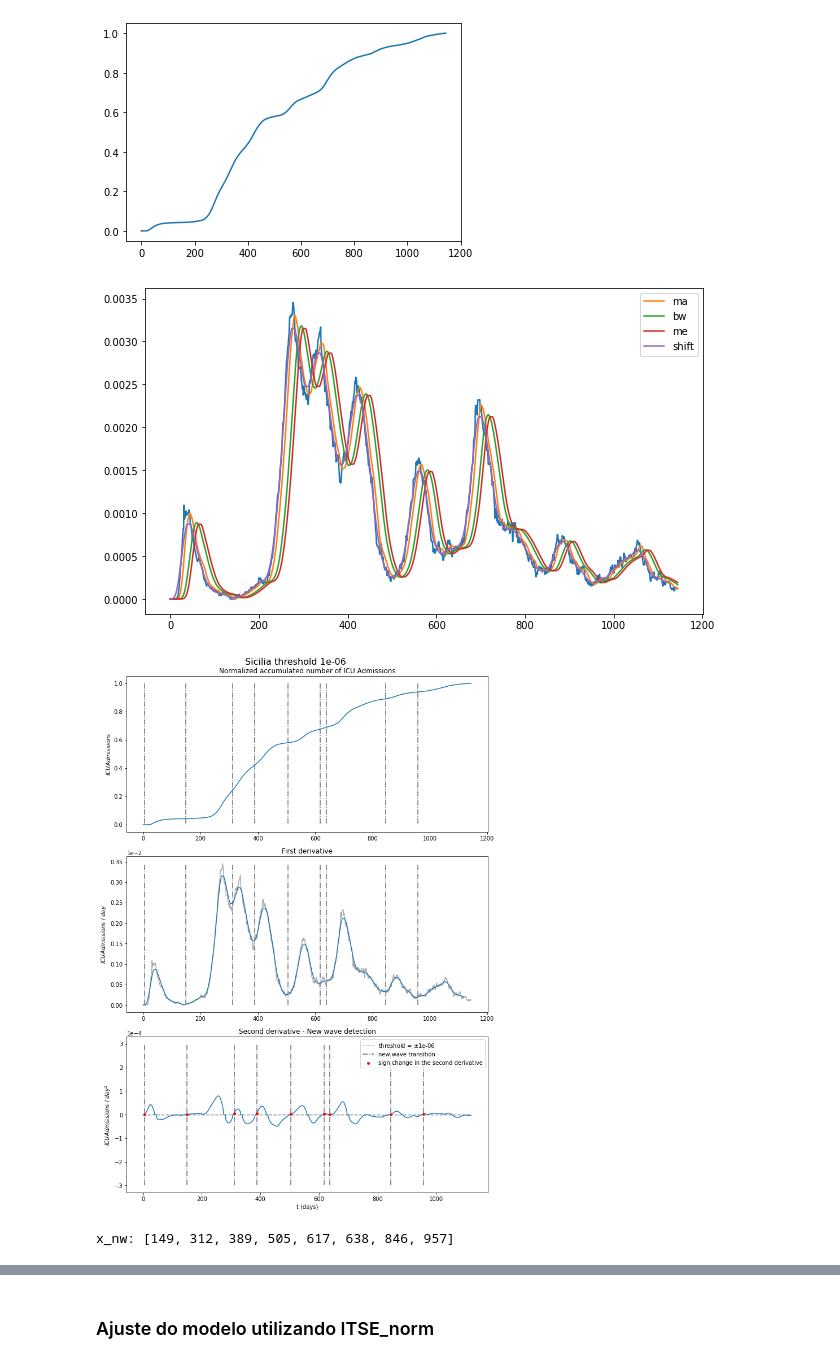
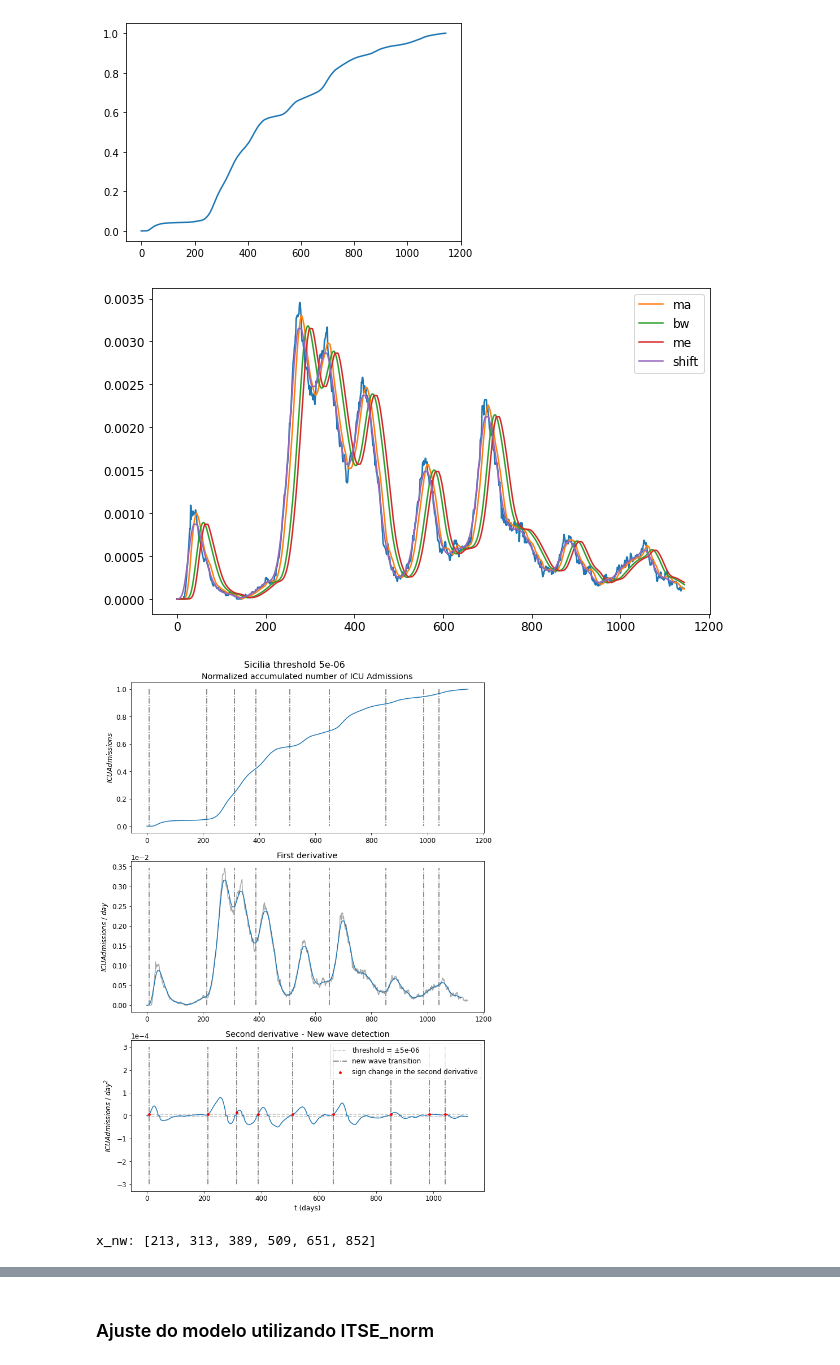
Before and after one commit to fpelogia/epid-models, a Jupyter notebook: Mestrado 2023/novos_testes.ipynb, the cells around one changed output, grey strips where cells are left out. Drawn from its saved outputs; the diff is of its cells as text; code cells hidden in the pictures.

```diff
--- a/Mestrado 2023/novos_testes.ipynb
+++ b/Mestrado 2023/novos_testes.ipynb
@@ -79,14 +79,18 @@ def update_cond_nw(A0, tp0):
 optimize.update_cond = update_cond_nw
 # %%
 # Transition Points
-x_nw = get_transition_points(scaling_factor*acc_data, visual=True, threshold=1e-6, indicator = indicator, city_name=city_name)
-x_nw = x_nw[1:]
+x_nw = get_transition_points(scaling_factor*acc_data, visual=True, threshold=5e-6, indicator = indicator, city_name=city_name)
+
+#x_nw = x_nw[:6]
+
+# Campania e Sicilia
+x_nw = x_nw[1:7]
 
 print('x_nw:', x_nw)
 # %% [output]
-[figure, old version]
+[figure, new version]
-[figure, old version]
+[figure, new version]
-x_nw: [149, 312, 389, 505, 617, 638, 846, 957]
+x_nw: [213, 313, 389, 509, 651, 852]
 # %%
 #x_nw = [189, 361, 532, 630, 865, 1144]
 # %%
```
Also changed, not shown: parts of 9 cells of this notebook, 14 other files.
